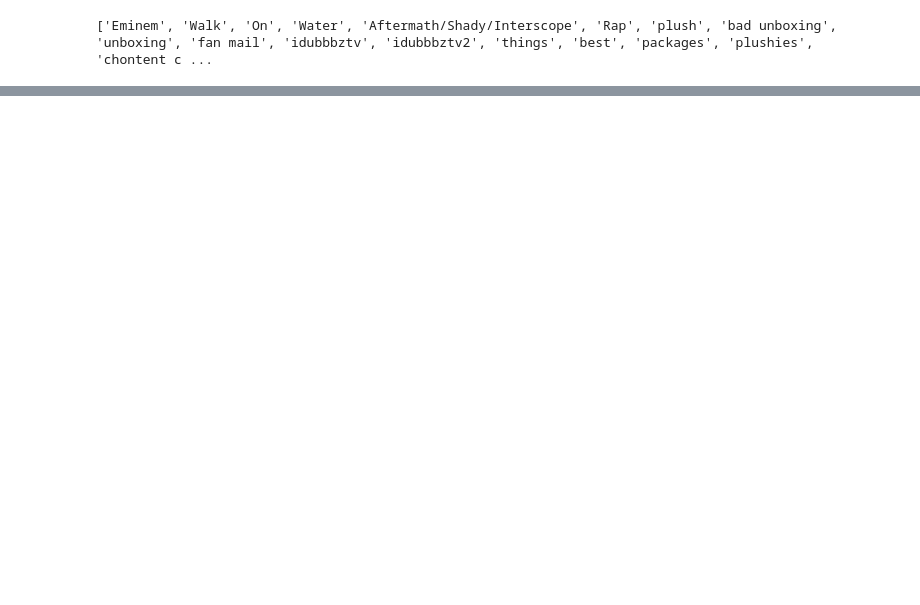
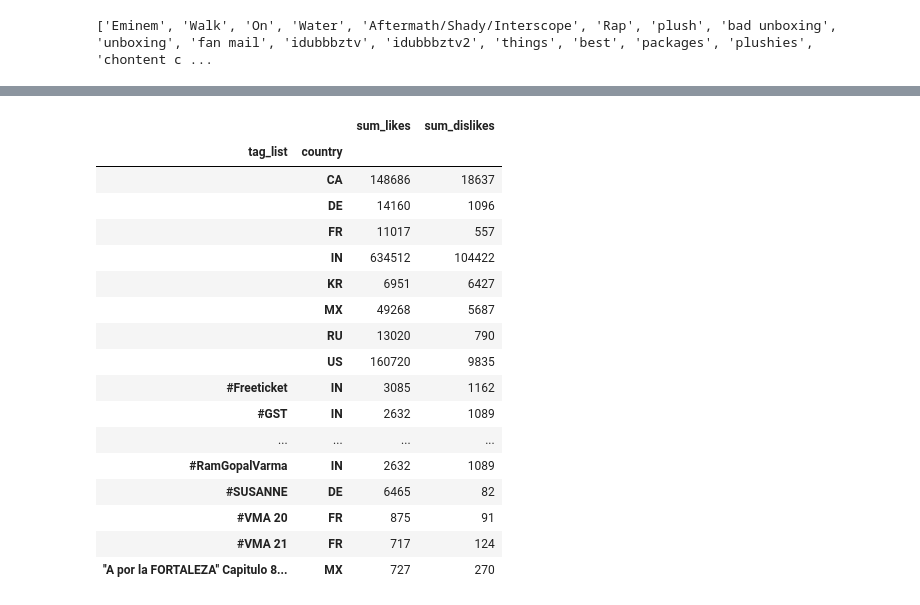
Before and after one commit to MarcoAsturi/CS_project, a Jupyter notebook: analysis.ipynb, the cells around one changed output, grey strips where cells are left out. Cells and saved outputs as stored; diff of their text form; code cells hidden in the pictures; blank space fills up the shorter version.

```diff
--- a/analysis.ipynb
+++ b/analysis.ipynb
@@ -508,5 +508,7 @@ cluster_metrics.head(144)
 # %% [markdown]
 Point N8
 # %%
-df_no_video_dup = df_result.drop_duplicates(subset=['video_id'], keep='first').reset_index(drop=True)
+df_result['trending_date'] = pd.to_datetime(df_result['trending_date'], format='%y.%d.%m')
+df_result_ordered = df_result.sort_values(by=['trending_date'], ascending=[True])
+df_no_video_dup = df_result_ordered.drop_duplicates(subset=['video_id'], keep='last').reset_index(drop=True)
 # %%
@@ -563,0 +588,2 @@ Counter({'[none]': 23971,
+# %%
+df_no_video_dup['tag_list'] = df_no_video_dup['tags'].apply(lambda x: [tag.strip('"').strip("'") for tag in x.split('|')])
@@ -563,0 +617,5 @@ Counter({'[none]': 23971,
+# %%
+df_exploded_tags = df_no_video_dup.explode('tag_list').reset_index(drop=True)
+# df_exploded_tags = df_exploded_tags[df_exploded_tags['tag_list'] != '[none]']
+df_exploded_tags.info()
+df_exploded_tags.head()
@@ -563,0 +646,26 @@ Counter({'[none]': 23971,
+# %%
+df_tags_country_ratio = df_exploded_tags.groupby(['tag_list', 'country']).agg(
+    sum_likes = ('likes', 'sum'),
+    sum_dislikes = ('dislikes', 'sum')
+)
+# %%
+df_tags_country_ratio.head(20)
+# %% [output]
+|  |  | sum_likes | sum_dislikes |
+| tag_list | country |  |  |
+|  | CA | 148686 | 18637 |
+|  | DE | 14160 | 1096 |
+|  | FR | 11017 | 557 |
+|  | IN | 634512 | 104422 |
+|  | KR | 6951 | 6427 |
+|  | MX | 49268 | 5687 |
+|  | RU | 13020 | 790 |
+|  | US | 160720 | 9835 |
+| #Freeticket | IN | 3085 | 1162 |
+| #GST | IN | 2632 | 1089 |
+| ... | ... | ... | ... |
+| #RamGopalVarma | IN | 2632 | 1089 |
+| #SUSANNE | DE | 6465 | 82 |
+| #VMA 20 | FR | 875 | 91 |
+| #VMA 21 | FR | 717 | 124 |
+| ''A por la FORTALEZA'' Capitulo 8... | MX | 727 | 270 |
```
Also changed, not shown: parts of 6 cells of this notebook.
